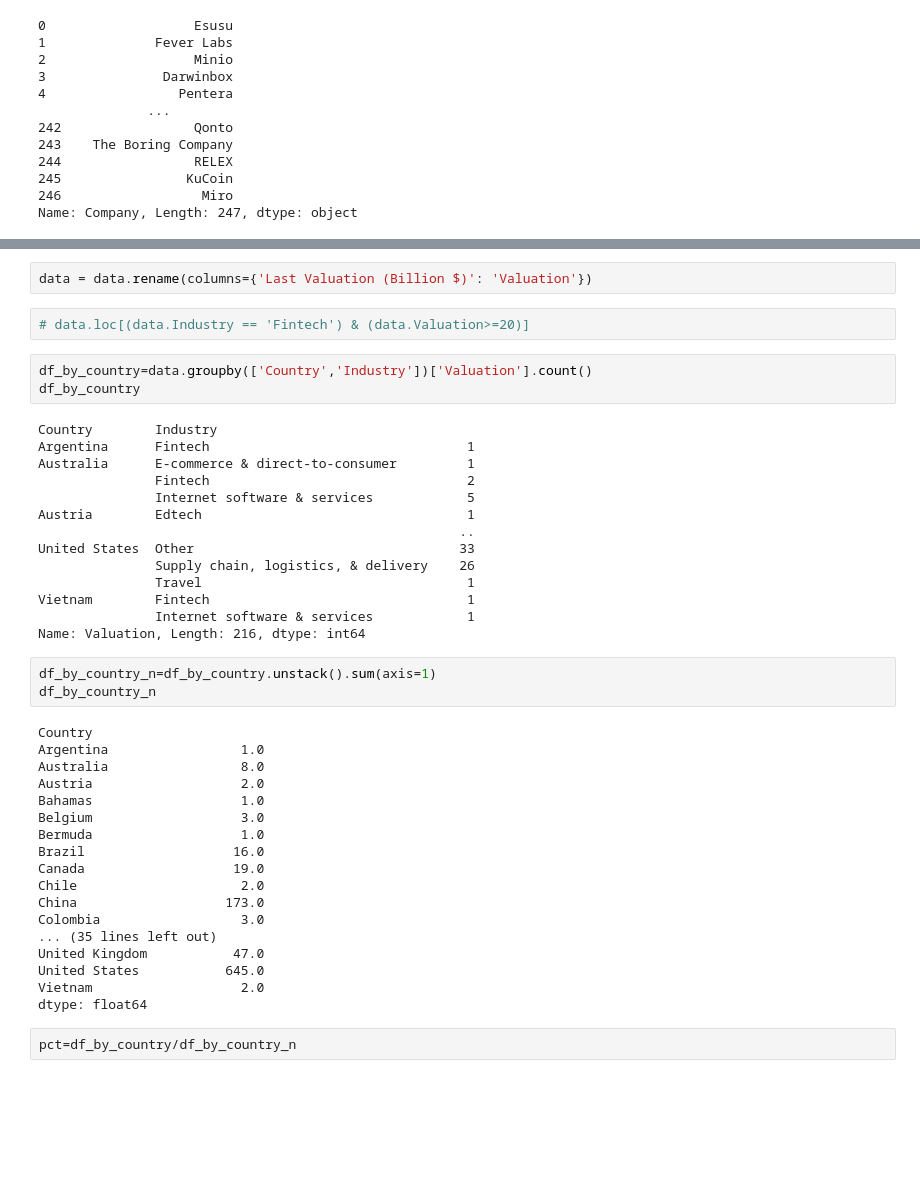
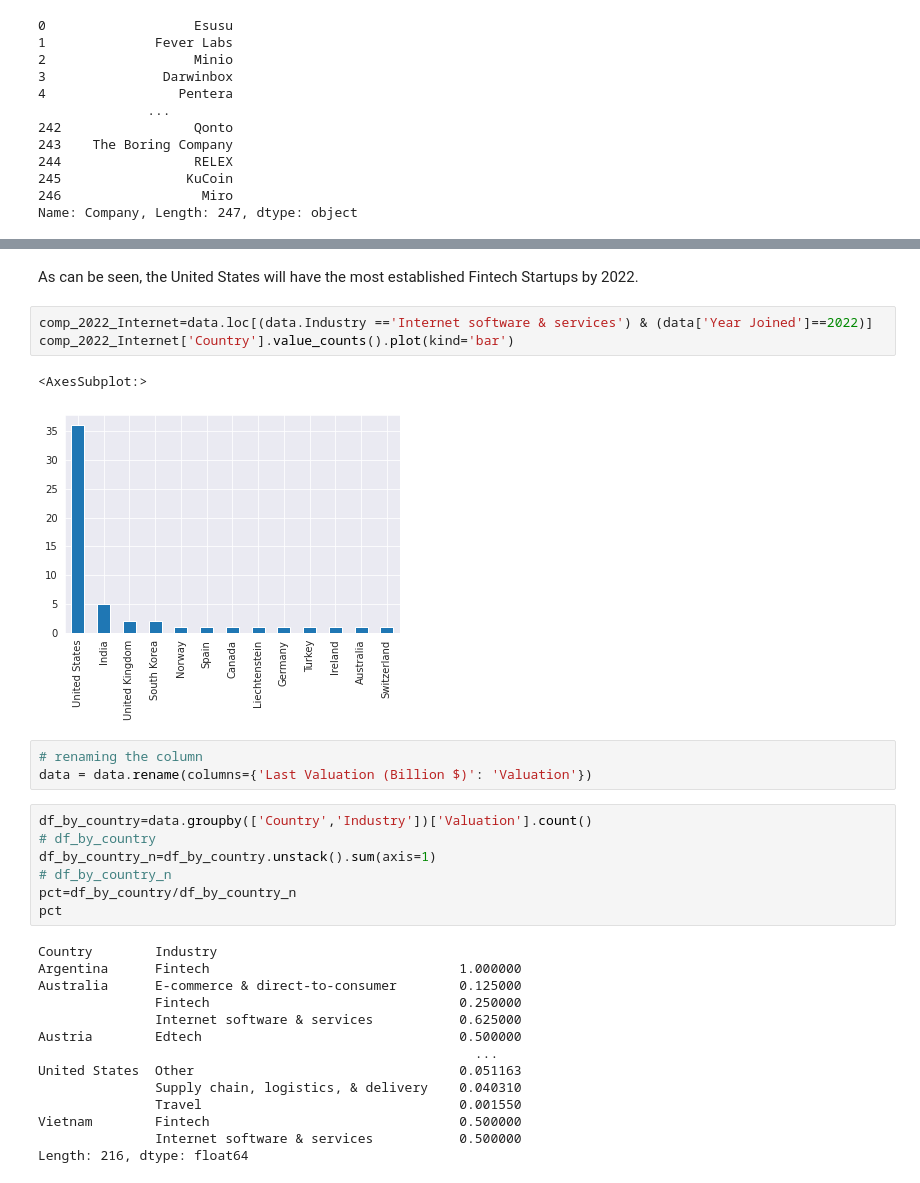
Before and after one commit to amalsalilan/Unicorn-Insights-A-Comprehensive-Data-Analysis-of-Unicorn-Companie, a Jupyter notebook: Notebook.ipynb, the cells around one changed output, grey strips where cells are left out. Drawn from its saved outputs; the diff is of its cells as text; blank space fills up the shorter version.

```diff
--- a/Notebook.ipynb
+++ b/Notebook.ipynb
@@ -88,44 +110,32 @@ Name: Company, Length: 247, dtype: object
+# %% [markdown]
+As can be seen, the United States will have the most established Fintech Startups by 2022.
+# %%
+comp_2022_Internet=data.loc[(data.Industry =='Internet software & services') & (data['Year Joined']==2022)]
+comp_2022_Internet['Country'].value_counts().plot(kind='bar')
+# %% [output]
+<AxesSubplot:>
+[figure, added]
 # %%
+# renaming the column
 data = data.rename(columns={'Last Valuation (Billion $)': 'Valuation'})
-# %%
-# data.loc[(data.Industry == 'Fintech') & (data.Valuation>=20)]
 # %%
 df_by_country=data.groupby(['Country','Industry'])['Valuation'].count()
-df_by_country
+# df_by_country
+df_by_country_n=df_by_country.unstack().sum(axis=1)
+# df_by_country_n
+pct=df_by_country/df_by_country_n
+pct
 # %% [output]
 Country        Industry
-Argentina      Fintech                                 1
-Australia      E-commerce & direct-to-consumer         1
-               Fintech                                 2
-               Internet software & services            5
-Austria        Edtech                                  1
-                                                      ..
-United States  Other                                  33
-               Supply chain, logistics, & delivery    26
-               Travel                                  1
-Vietnam        Fintech                                 1
-               Internet software & services            1
-Name: Valuation, Length: 216, dtype: int64
+Argentina      Fintech                                1.000000
+Australia      E-commerce & direct-to-consumer        0.125000
+               Fintech                                0.250000
+               Internet software & services           0.625000
+Austria        Edtech                                 0.500000
+                                                        ...
+United States  Other                                  0.051163
+               Supply chain, logistics, & delivery    0.040310
+               Travel                                 0.001550
+Vietnam        Fintech                                0.500000
+               Internet software & services           0.500000
+Length: 216, dtype: float64
-# %%
-df_by_country_n=df_by_country.unstack().sum(axis=1)
-df_by_country_n
-# %% [output]
-Country
-Argentina                 1.0
-Australia                 8.0
-Austria                   2.0
-Bahamas                   1.0
-Belgium                   3.0
-Bermuda                   1.0
-Brazil                   16.0
-Canada                   19.0
-Chile                     2.0
-China                   173.0
-Colombia                  3.0
-... (35 lines left out)
-United Kingdom           47.0
-United States           645.0
-Vietnam                   2.0
-dtype: float64
-# %%
-pct=df_by_country/df_by_country_n
```
Also changed, not shown: parts of 5 cells of this notebook.
